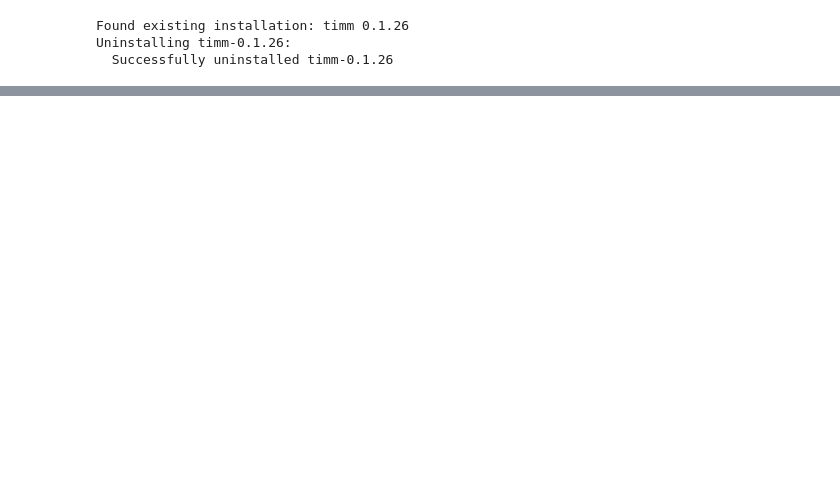
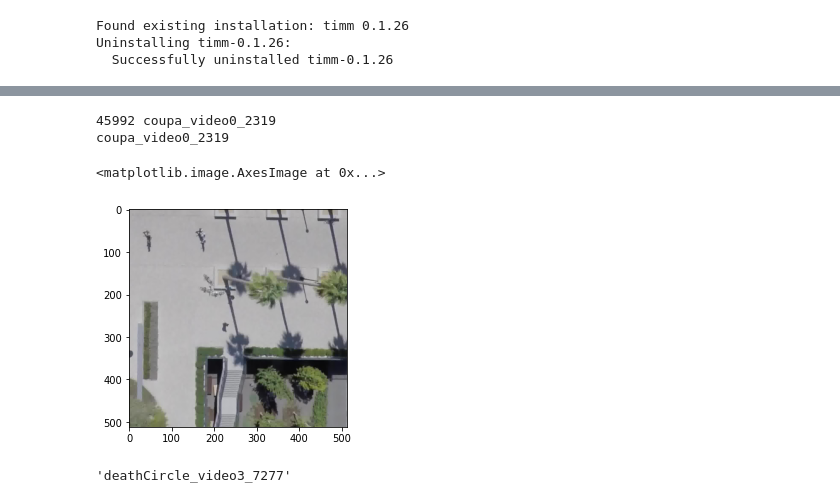
Before and after one commit to altimerk/stanford_drone_segmentation, a Jupyter notebook: effdet_inference_stanford.ipynb, the cells around one changed output, grey strips where cells are left out. Drawn from its saved outputs; the diff is of its cells as text; code cells hidden in the pictures; blank space fills up the shorter version.

```diff
--- a/effdet_inference_stanford.ipynb
+++ b/effdet_inference_stanford.ipynb
@@ -110,3 +113,18 @@ class DatasetRetriever(Dataset):
 
     def __len__(self) -> int:
         return self.image_ids.shape[0]
+# %%
+k = random.randint(1,50000)
+image, image_id = dataset[k]
+print(k,image_id)
+print(dataset.image_ids[k])
+plt.imshow(dataset[k][0].permute(1,2,0))
+# %% [output]
+45992 coupa_video0_2319
+coupa_video0_2319
+<matplotlib.image.AxesImage at 0x...>
+[figure, added]
+# %%
+dataset.image_ids[20000]
+# %% [output]
+'deathCircle_video3_7277'
```
Also changed, not shown: parts of 20 cells of this notebook, 6 other files.
